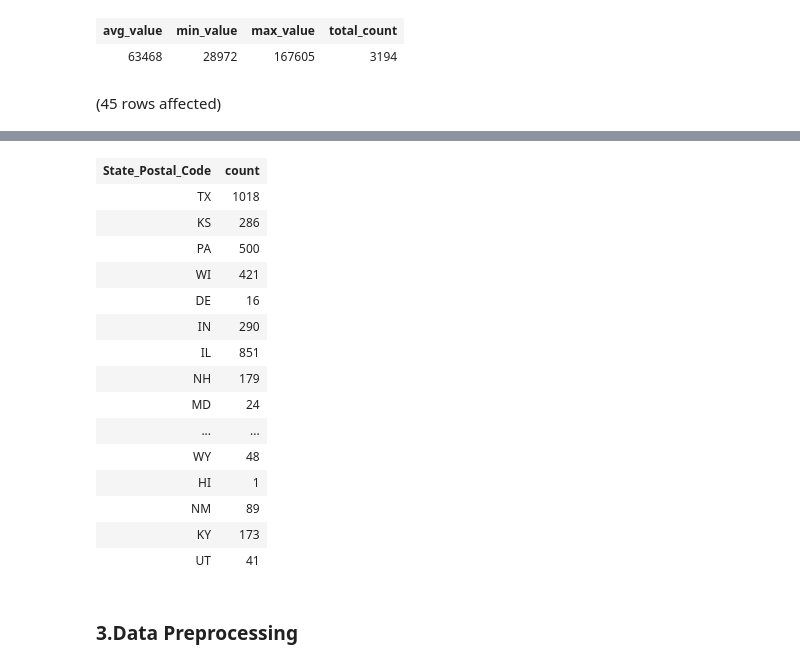
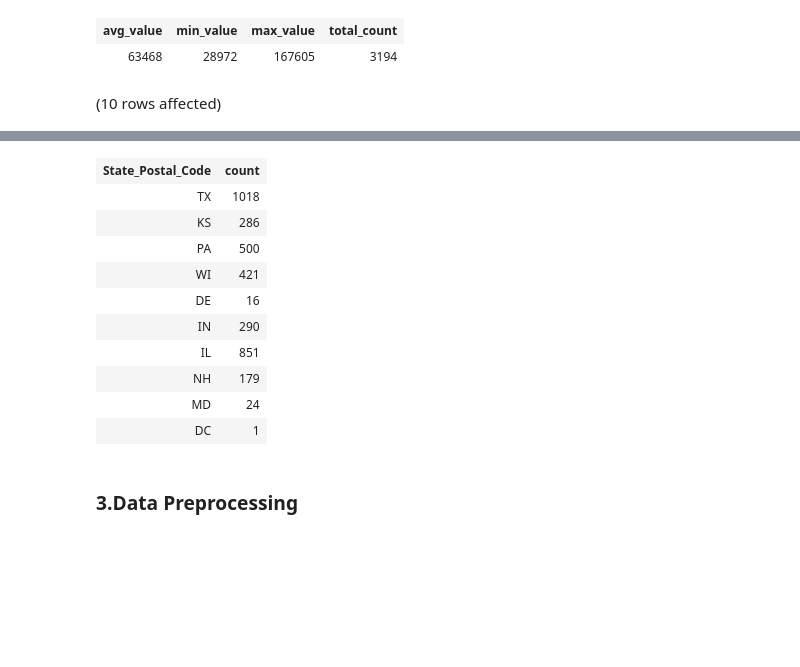
Before and after one commit to waynebin/AzureProject, a Jupyter notebook: USDistrict_Notebook.ipynb, the cells around one changed output, grey strips where cells are left out. Cells and saved outputs as stored; diff of their text form; code cells hidden in the pictures; blank space fills up the shorter version.

```diff
--- a/USDistrict_Notebook.ipynb
+++ b/USDistrict_Notebook.ipynb
@@ -229,7 +229,7 @@ Total execution time: 00:00:00.067
 | 63468 | 28972 | 167605 | 3194 |
 # %%
 -- Count the number of rows for each 'State_Postal_Code'
-SELECT
+SELECT TOP 10
   State_Postal_Code,
   COUNT(State_Postal_Code) AS count
 FROM
@@ -237,4 +237,4 @@ FROM
 GROUP BY
   State_Postal_Code;
 # %% [output]
-(45 rows affected)
+(10 rows affected)
@@ -242,19 +242,14 @@ Total execution time: 00:00:00.171
 | State_Postal_Code | count |
 | TX | 1018 |
 | KS | 286 |
 | PA | 500 |
 | WI | 421 |
 | DE | 16 |
 | IN | 290 |
 | IL | 851 |
 | NH | 179 |
 | MD | 24 |
-| ... | ... |
-| WY | 48 |
-| HI | 1 |
-| NM | 89 |
-| KY | 173 |
-| UT | 41 |
+| DC | 1 |
 # %% [markdown]
 ### **3<mark></mark>.Data Preprocessing**
 # %% [markdown]
```
Also changed, not shown: parts of 1 cell of this notebook.
